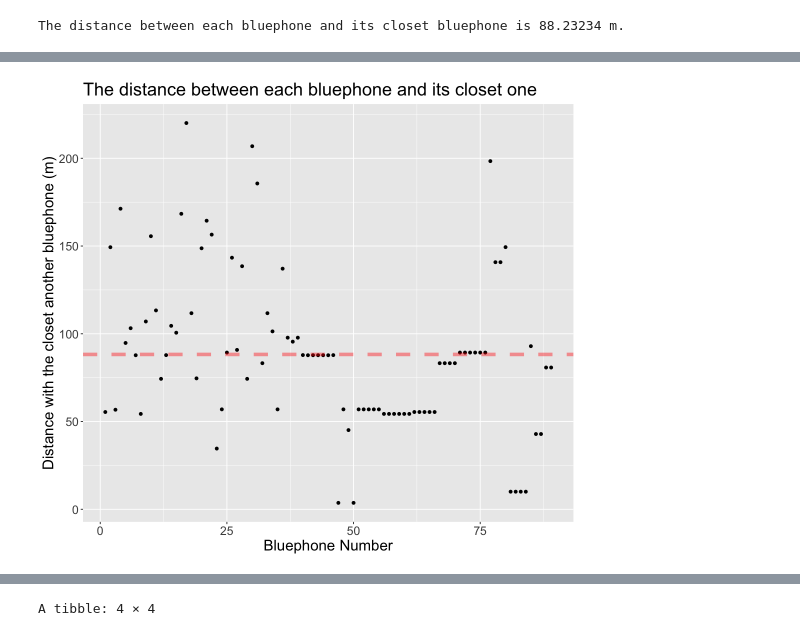
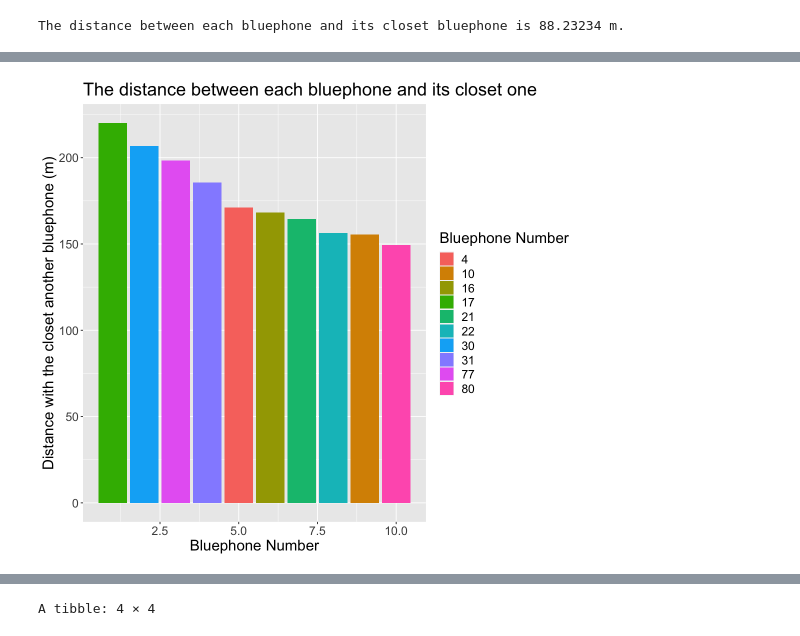
Before and after one commit to AllenCheng5186/VANT149-Group9-Research-Project, a Jupyter notebook: Main Ready for Print.ipynb, the cells around one changed output, grey strips where cells are left out. Drawn from its saved outputs; the diff is of its cells as text; code cells hidden in the pictures.

```diff
--- a/Main Ready for Print.ipynb
+++ b/Main Ready for Print.ipynb
@@ -139,10 +142,12 @@ Bluephone_distance <- rest_bluephone |>
         summarize(distance = distGeo(first_bluephone_lon_lat, c(Longitude, Latitude))) |>
         arrange(distance) |>
         head(1) |>
-        mutate(Bluephone_origin = pull(first_bluephone, Formal_Name_and_Room)) |>
-        select(Bluephone_origin, Formal_Name_and_Room, Latitude, Longitude, distance)
+        mutate(Bluephone_origin = pull(first_bluephone, Formal_Name_and_Room),
+               origin_Lat = pull(first_bluephone, Latitude),
+               origin_Lon = pull(first_bluephone, Longitude)) |>
+        select(Bluephone_origin, origin_Lat, origin_Lon, Formal_Name_and_Room, Latitude, Longitude, distance)
 
-colnames(Bluephone_distance) <- c("Formal_Name_and_Room", "closet_Bluephone", "Latitude", "Longitude", "distance")
+colnames(Bluephone_distance) <- c("Bluephone_origin", "origin_Lat", "origin_Lon", "closest_Bluephone", "closest_lat", "closest_lon", "distance")
 
 Bluephone_distance
 # %% [output]
@@ -170,5 +175,5 @@ A tibble: 0 × 5
 # %%
-bluephone_closest_distance <- filter(Bluephone_distance, Latitude == 1)
+bluephone_closest_distance <- filter(Bluephone_distance, Bluephone_origin == 1)
 
 options(dplyr.summarise.inform = FALSE) #disable dplyr messages in code
 
@@ -183,10 +188,13 @@ for (i in 1:89){
         summarize(distance = distGeo(first_bluephone_lon_lat, c(Longitude, Latitude))) |>
         arrange(distance) |>
         head(1) |>
-        mutate(Bluephone_origin = pull(first_bluephone, Formal_Name_and_Room)) |>
-        select(Bluephone_origin, Formal_Name_and_Room, Latitude, Longitude, distance)
+        mutate(Bluephone_origin = pull(first_bluephone, Formal_Name_and_Room),
+               origin_Lat = pull(first_bluephone, Latitude),
+               origin_Lon = pull(first_bluephone, Longitude)) |>
+        select(Bluephone_origin, origin_Lat, origin_Lon, Formal_Name_and_Room, Latitude, Longitude, distance)
 
-    colnames(Bluephone_distance) <- c("Formal_Name_and_Room", "closet_Bluephone", "Latitude", "Longitude", "distance")
+    colnames(Bluephone_distance) <- c("Bluephone_origin", "origin_Lat", "origin_Lon",
+                                      "closest_Bluephone", "closest_lat", "closest_lon", "distance")
 
     bluephone_closest_distance <- bind_rows(bluephone_closest_distance, Bluephone_distance)
 }
@@ -207,9 +215,9 @@ write_csv(bluephone_closest_distance, file = "data/Each Bluephone Distance with
 # %%
 #rename from the formal name to index
 bluephone_closest_distance_renamed <- bluephone_closest_distance |>
-    mutate(Bluephone_No = substr(Formal_Name_and_Room, 11, 13)) |>
+    mutate(Bluephone_No = substr(Bluephone_origin, 11, 13)) |>
     mutate(across(Bluephone_No, as.integer)) |>
-    select(Bluephone_No, closet_Bluephone, Latitude, Longitude, distance)
+    select(Bluephone_No, origin_Lat, origin_Lon, closest_Bluephone, closest_lat, closest_lon, distance)
 
 head(bluephone_closest_distance_renamed)
 # %% [output]
@@ -224,0 +233,4 @@ A grouped_df: 6 × 5
+# %%
+arranged_bluephone_closest_distance <- bluephone_closest_distance_renamed |>
+    arrange(desc(distance))
+head(arranged_bluephone_closest_distance, n = 15)
@@ -234,13 +307,13 @@ The distance between each bluephone and its closet bluephone is 88.23234 m.
 # %%
-#plot the distance between the current bluephone and its closet one
+#plot the distance between the current bluephone and its closet one in 2D
 options(repr.plot.height = 8, repr.plot.width = 9)
 
-bluephone_closest_distance_plot <- bluephone_closest_distance_renamed |>
-    ggplot(aes(x = Bluephone_No, y = distance)) +
-    geom_point() +
-    geom_hline(yintercept = distance_mean, linetype = "dashed", linewidth = 2, alpha = 0.4, color = "red") +
+bluephone_closest_distance_plot <- head(arranged_bluephone_closest_distance, n = 10) |>
+    ggplot(aes(x = c(1:10), y = distance, fill = as_factor(Bluephone_No))) +
+    geom_bar(stat = "identity", bins = 10) +
     labs(x = "Bluephone Number",
-         y = "Distance with the closet another bluephone (m)") +
+         y = "Distance with the closet another bluephone (m)",
+         fill = "Bluephone Number") +
     ggtitle("The distance between each bluephone and its closet one") +
     theme(text = element_text(size = 18))
 
@@ -249,4 +324,4 @@ bluephone_closest_distance_plot
-[figure, old version]
+[figure, new version]
 # %%
 #find the location of the bluephone such that has the maximum distance with another one
 bluephone_distance_max <- bluephone_closest_distance |>
```
Also changed, not shown: parts of 13 cells of this notebook, 4 other files.
